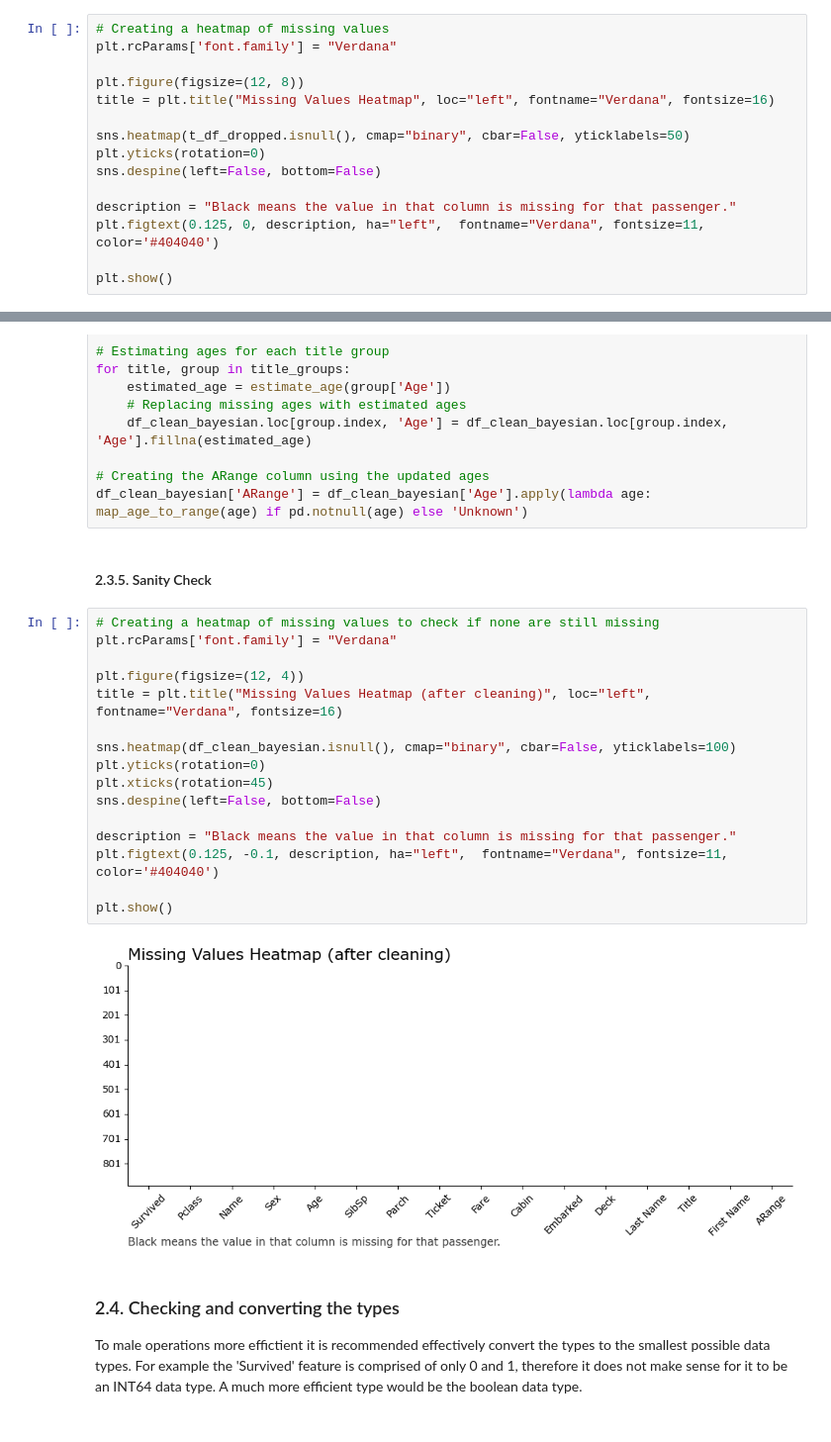
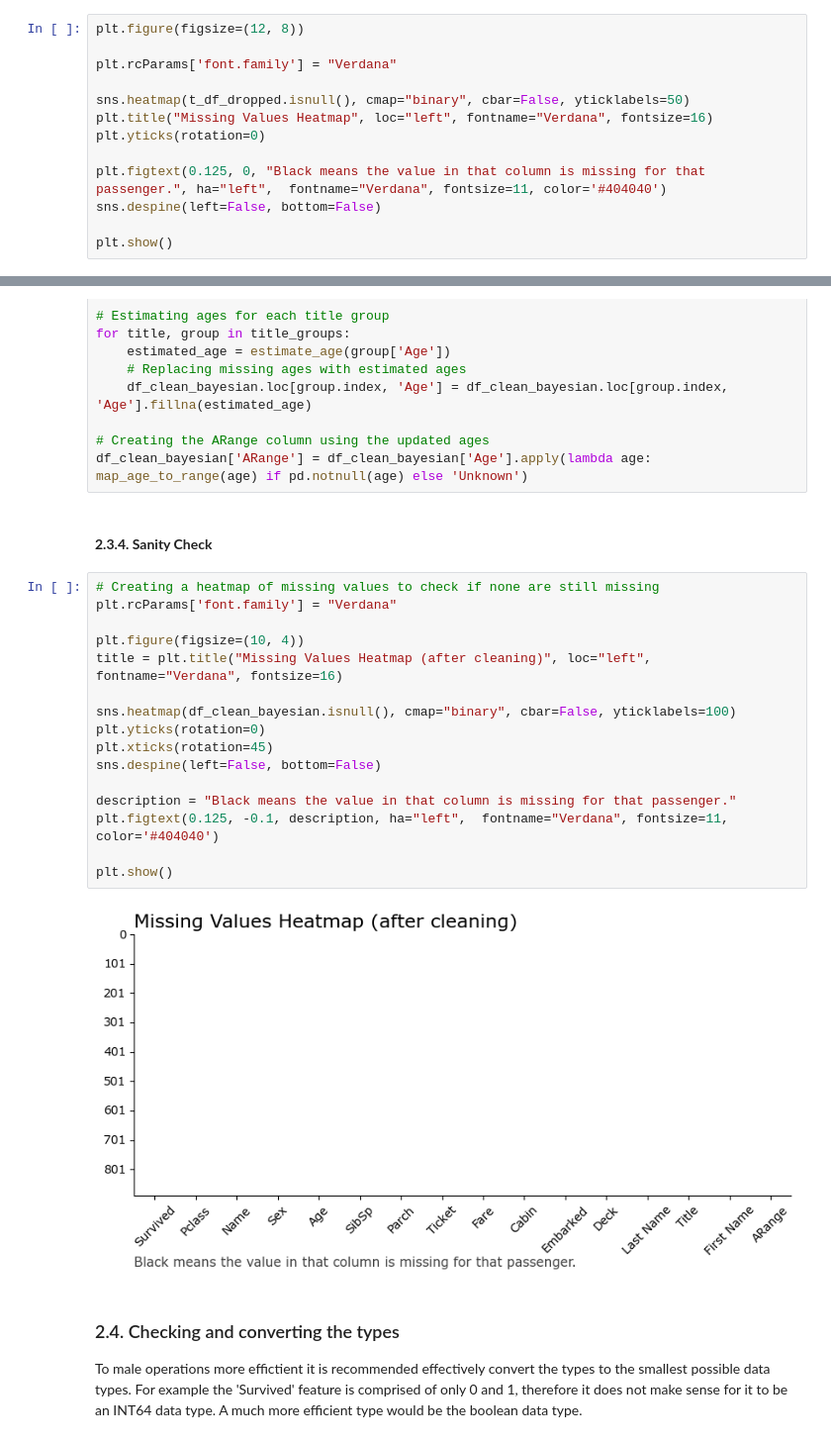
Before and after one commit to n3ur0mancer/kaggle_titanic_competition, a Jupyter notebook: titanic_comp_full.ipynb, the cells around one changed output, grey strips where cells are left out. Shown at 99% size. Drawn from its saved outputs; the diff is of its cells as text.

```diff
--- a/titanic_comp_full.ipynb
+++ b/titanic_comp_full.ipynb
@@ -142,19 +142,17 @@ t_df_dropped = t_df.drop(['PassengerId'], axis=1)
 
 The very first step is to identify where the missing values are situated. It's important to understand why the values are missing. Is there a pattern in the missing data? Is it missing completely at random, or is there a systematic reason?
 # %%
-# Creating a heatmap of missing values
+plt.figure(figsize=(12, 8))
+
 plt.rcParams['font.family'] = "Verdana"
 
-plt.figure(figsize=(12, 8))
-title = plt.title("Missing Values Heatmap", loc="left", fontname="Verdana", fontsize=16)
+sns.heatmap(t_df_dropped.isnull(), cmap="binary", cbar=False, yticklabels=50)
+plt.title("Missing Values Heatmap", loc="left", fontname="Verdana", fontsize=16)
+plt.yticks(rotation=0)
 
-sns.heatmap(t_df_dropped.isnull(), cmap="binary", cbar=False, yticklabels=50)
-plt.yticks(rotation=0)
+plt.figtext(0.125, 0, "Black means the value in that column is missing for that passenger.", ha="left",  fontname="Verdana", fontsize=11, color='#404040')
 sns.despine(left=False, bottom=False)
 
-description = "Black means the value in that column is missing for that passenger."
-plt.figtext(0.125, 0, description, ha="left",  fontname="Verdana", fontsize=11, color='#404040')
-
 plt.show()
 # %% [output]
 [figure]
@@ -523,25 +499,25 @@ for title, group in title_groups:
 # Creating the ARange column using the updated ages
 df_clean_bayesian['ARange'] = df_clean_bayesian['Age'].apply(lambda age: map_age_to_range(age) if pd.notnull(age) else 'Unknown')
 # %% [markdown]
-#### 2.3.5. Sanity Check
+#### **2.3.4. Sanity Check**
 # %%
 # Creating a heatmap of missing values to check if none are still missing
 plt.rcParams['font.family'] = "Verdana"
 
-plt.figure(figsize=(12, 4))
+plt.figure(figsize=(10, 4))
 title = plt.title("Missing Values Heatmap (after cleaning)", loc="left", fontname="Verdana", fontsize=16)
 
 sns.heatmap(df_clean_bayesian.isnull(), cmap="binary", cbar=False, yticklabels=100)
 plt.yticks(rotation=0)
 plt.xticks(rotation=45)
 sns.despine(left=False, bottom=False)
 
 description = "Black means the value in that column is missing for that passenger."
 plt.figtext(0.125, -0.1, description, ha="left",  fontname="Verdana", fontsize=11, color='#404040')
 
 plt.show()
 # %% [output]
-[figure, old version]
+[figure, new version]
 # %% [markdown]
 ### 2.4. Checking and converting the types
 
```
Also changed, not shown: parts of 33 cells of this notebook.
